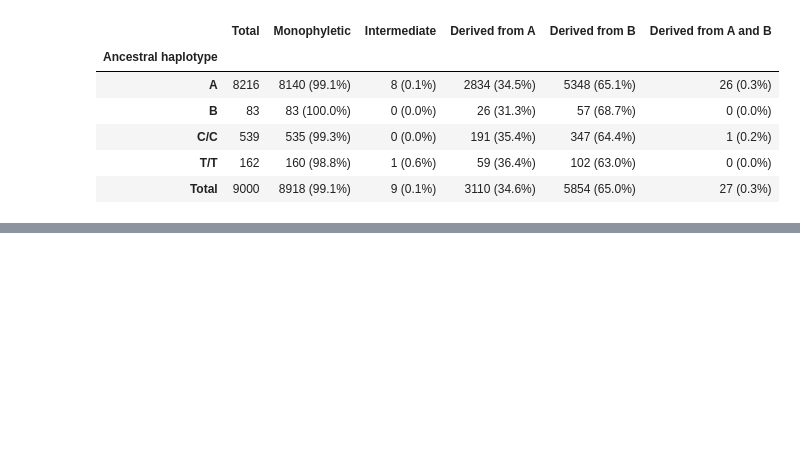
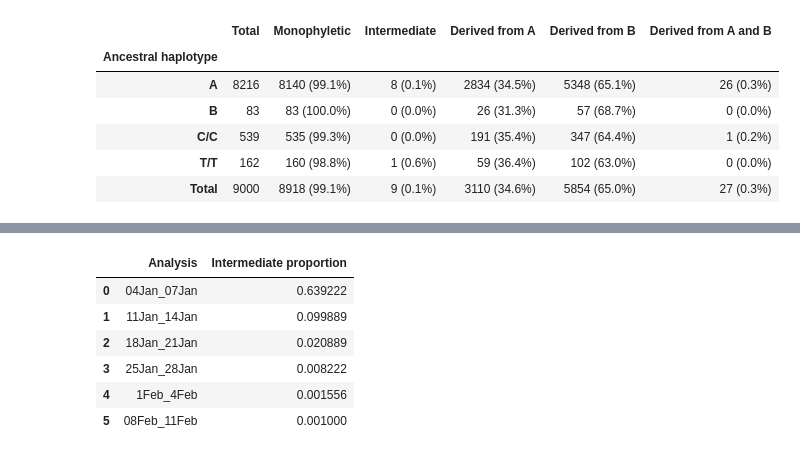
Before and after one commit to pekarj/SC2_intermediates, a Jupyter notebook: analyze_topology.ipynb, the cells around one changed output, grey strips where cells are left out. Cells and saved outputs as stored; diff of their text form; code cells hidden in the pictures; blank space fills up the shorter version.

```diff
--- a/analyze_topology.ipynb
+++ b/analyze_topology.ipynb
@@ -519,0 +514,42 @@ display(recCA_results_table)
+# %%
+paths = ['../dateTests/intermediates/run1/',
+        '../dateTests/intermediates/run2/',
+        '../dateTests/intermediates/run3/',
+        '../dateTests/intermediates/run4/']
+
+analyses = ['global.Lv2024.masked.GLM.HKY.recCA_GARD.04Jan_07Jan.',
+            'global.Lv2024.masked.GLM.HKY.recCA_GARD.11Jan_14Jan.',
+            'global.Lv2024.masked.GLM.HKY.recCA_GARD.18Jan_21Jan.',
+            'global.Lv2024.masked.GLM.HKY.recCA_GARD.25Jan_28Jan.',
+            'global.Lv2024.masked.GLM.HKY.recCA_GARD.1Feb_4Feb.',
+            'global.Lv2024.masked.GLM.HKY.recCA_GARD.sampledDatesTT.']#,
+            # 'global.Lv2024.masked.GLM.HKY.sampledDatesTT.']
+
+output_dir = '../dateTests/intermediates/'
+
+dates = ['2020-01-04', '2020-01-11', '2020-01-18', '2020-01-25', '2020-02-01', '2020-02-08']
+analyses_text = []
+intermediate_prop = []
+for analysis in analyses:
+    int_results_paths = [path + analysis + 'intermediatesResults.csv' for path in paths if 'run2/global.Lv2024.masked.GLM.HKY.recCA_GARD.18Jan_21Jan.' not in (path + analysis)]
+    results = combine_results(int_results_paths)
+    results_table = convert_table(results)
+    results_table.to_csv(output_dir + analysis + 'intermediatesResultsTable.csv')
+    # print(analysis)
+    if 'ampled' not in analysis:
+        intermediate_prop.append(int(results_table.loc['Total', 'Intermediate'].split(' ')[0])/9000)
+        analyses_text += [analysis.split('.')[-2]]
+intermediate_prop.append(9/9000) # adding the primary analysis
+
+analyses_text += ['08Feb_11Feb']
+
+cumulative_results_df = pd.DataFrame({'Analysis': analyses_text, 'Intermediate proportion': intermediate_prop})
+cumulative_results_df
+# %% [output]
+|  | Analysis | Intermediate proportion |
+| 0 | 04Jan_07Jan | 0.639222 |
+| 1 | 11Jan_14Jan | 0.099889 |
+| 2 | 18Jan_21Jan | 0.020889 |
+| 3 | 25Jan_28Jan | 0.008222 |
+| 4 | 1Feb_4Feb | 0.001556 |
+| 5 | 08Feb_11Feb | 0.001000 |
```
Also changed, not shown: parts of 8 cells of this notebook, 2 other files.
